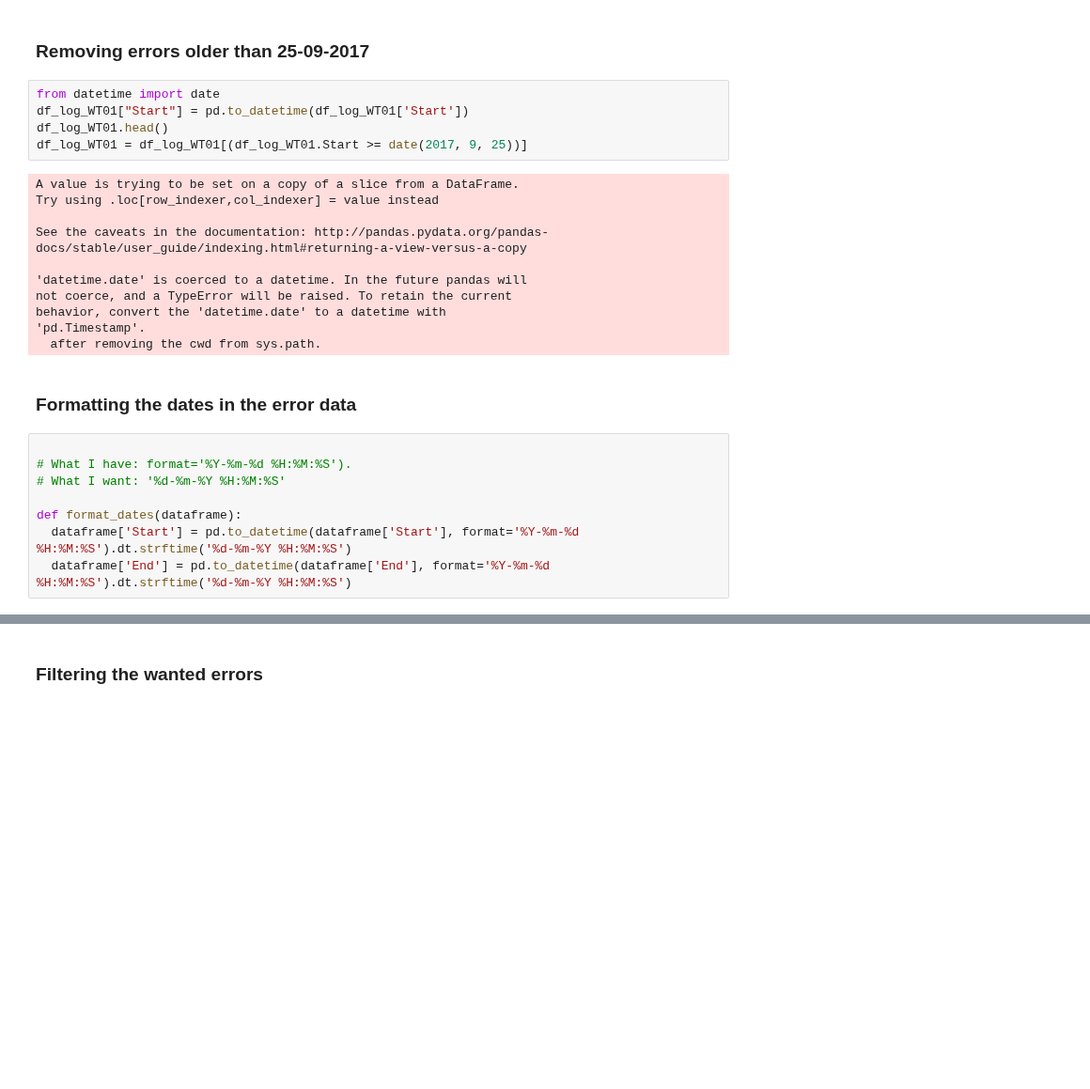
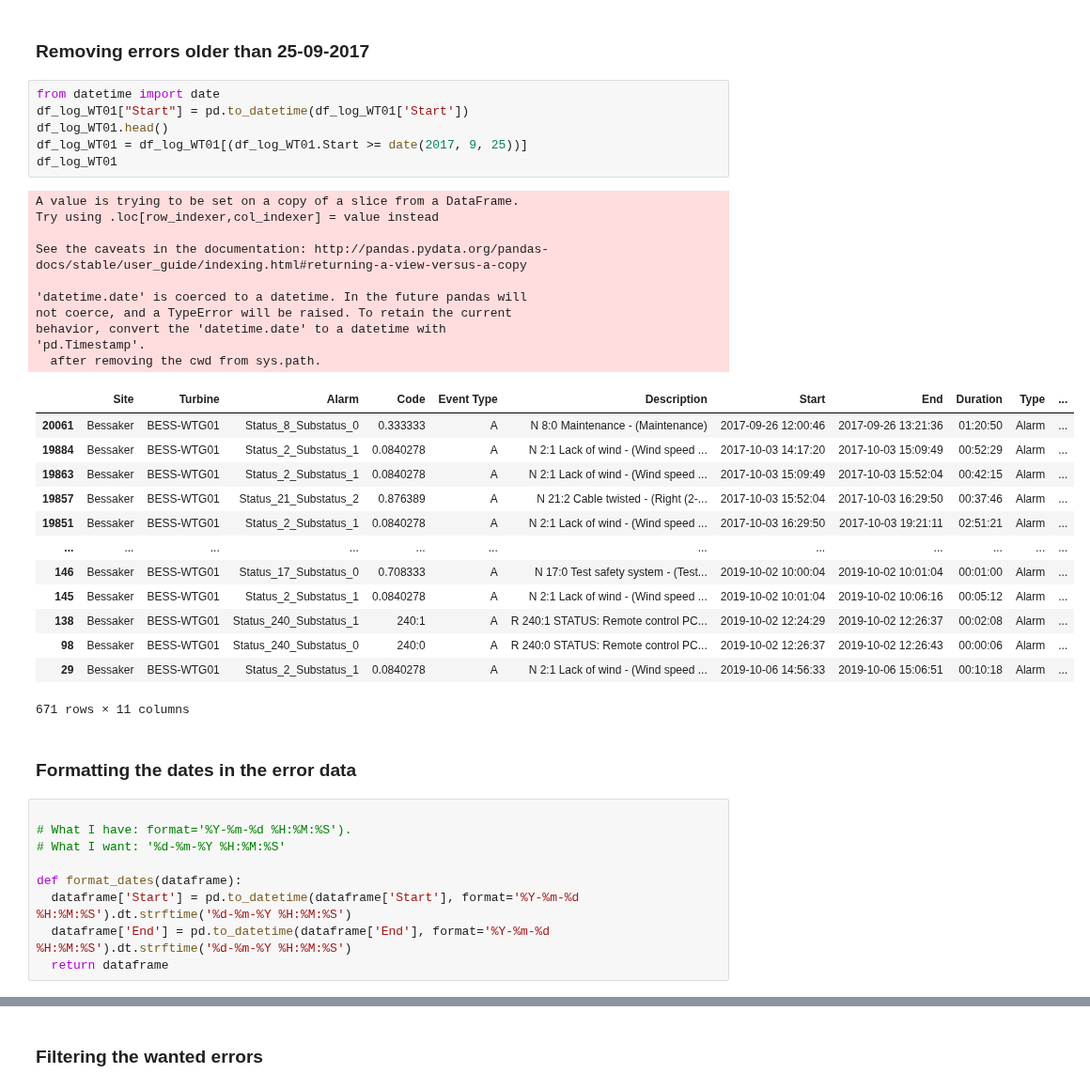
Before and after one commit to StianIsmar/project-thesis, a Jupyter notebook: TE/fill_in_blanks.ipynb, the cells around one changed output, grey strips where cells are left out. Shown at 94% size. Saved outputs shown, nothing was run; the diff lists cells and outputs as text; blank space fills up the shorter version.

Commit message:
Missing return statement

```diff
--- a/TE/fill_in_blanks.ipynb
+++ b/TE/fill_in_blanks.ipynb
@@ -146,19 +139,33 @@ See the caveats in the documentation: http://pandas.pydata.org/pandas-docs/stabl
 # %%
 from datetime import date
 df_log_WT01["Start"] = pd.to_datetime(df_log_WT01['Start'])
 df_log_WT01.head()
 df_log_WT01 = df_log_WT01[(df_log_WT01.Start >= date(2017, 9, 25))]
+df_log_WT01
 # %% [output]
 A value is trying to be set on a copy of a slice from a DataFrame.
 Try using .loc[row_indexer,col_indexer] = value instead
 
 See the caveats in the documentation: http://pandas.pydata.org/pandas-docs/stable/user_guide/indexing.html#returning-a-view-versus-a-copy
 
 'datetime.date' is coerced to a datetime. In the future pandas will
 not coerce, and a TypeError will be raised. To retain the current
 behavior, convert the 'datetime.date' to a datetime with
 'pd.Timestamp'.
   after removing the cwd from sys.path.
+|  | Site | Turbine | Alarm | Code | Event Type | Description | Start | End | Duration | Type | ... |
+| 20061 | Bessaker | BESS-WTG01 | Status_8_Substatus_0 | 0.333333 | A | N 8:0 Maintenance - (Maintenance) | 2017-09-26 12:00:46 | 2017-09-26 13:21:36 | 01:20:50 | Alarm | ... |
+| 19884 | Bessaker | BESS-WTG01 | Status_2_Substatus_1 | 0.0840278 | A | N 2:1 Lack of wind - (Wind speed ... | 2017-10-03 14:17:20 | 2017-10-03 15:09:49 | 00:52:29 | Alarm | ... |
+| 19863 | Bessaker | BESS-WTG01 | Status_2_Substatus_1 | 0.0840278 | A | N 2:1 Lack of wind - (Wind speed ... | 2017-10-03 15:09:49 | 2017-10-03 15:52:04 | 00:42:15 | Alarm | ... |
+| 19857 | Bessaker | BESS-WTG01 | Status_21_Substatus_2 | 0.876389 | A | N 21:2 Cable twisted - (Right (2-... | 2017-10-03 15:52:04 | 2017-10-03 16:29:50 | 00:37:46 | Alarm | ... |
+| 19851 | Bessaker | BESS-WTG01 | Status_2_Substatus_1 | 0.0840278 | A | N 2:1 Lack of wind - (Wind speed ... | 2017-10-03 16:29:50 | 2017-10-03 19:21:11 | 02:51:21 | Alarm | ... |
+| ... | ... | ... | ... | ... | ... | ... | ... | ... | ... | ... | ... |
+| 146 | Bessaker | BESS-WTG01 | Status_17_Substatus_0 | 0.708333 | A | N 17:0 Test safety system - (Test... | 2019-10-02 10:00:04 | 2019-10-02 10:01:04 | 00:01:00 | Alarm | ... |
+| 145 | Bessaker | BESS-WTG01 | Status_2_Substatus_1 | 0.0840278 | A | N 2:1 Lack of wind - (Wind speed ... | 2019-10-02 10:01:04 | 2019-10-02 10:06:16 | 00:05:12 | Alarm | ... |
+| 138 | Bessaker | BESS-WTG01 | Status_240_Substatus_1 | 240:1 | A | R 240:1 STATUS: Remote control PC... | 2019-10-02 12:24:29 | 2019-10-02 12:26:37 | 00:02:08 | Alarm | ... |
+| 98 | Bessaker | BESS-WTG01 | Status_240_Substatus_0 | 240:0 | A | R 240:0 STATUS: Remote control PC... | 2019-10-02 12:26:37 | 2019-10-02 12:26:43 | 00:00:06 | Alarm | ... |
+| 29 | Bessaker | BESS-WTG01 | Status_2_Substatus_1 | 0.0840278 | A | N 2:1 Lack of wind - (Wind speed ... | 2019-10-06 14:56:33 | 2019-10-06 15:06:51 | 00:10:18 | Alarm | ... |
+671 rows × 11 columns
 # %% [markdown]
 ### Formatting the dates in the error data
 # %%
@@ -169,5 +176,6 @@ behavior, convert the 'datetime.date' to a datetime with
 def format_dates(dataframe):
   dataframe['Start'] = pd.to_datetime(dataframe['Start'], format='%Y-%m-%d %H:%M:%S').dt.strftime('%d-%m-%Y %H:%M:%S')
   dataframe['End'] = pd.to_datetime(dataframe['End'], format='%Y-%m-%d %H:%M:%S').dt.strftime('%d-%m-%Y %H:%M:%S')
+  return dataframe
 # %%
 df_log_WT01 = format_dates(df_log_WT01)
```
Also changed, not shown: parts of 5 cells of this notebook.
